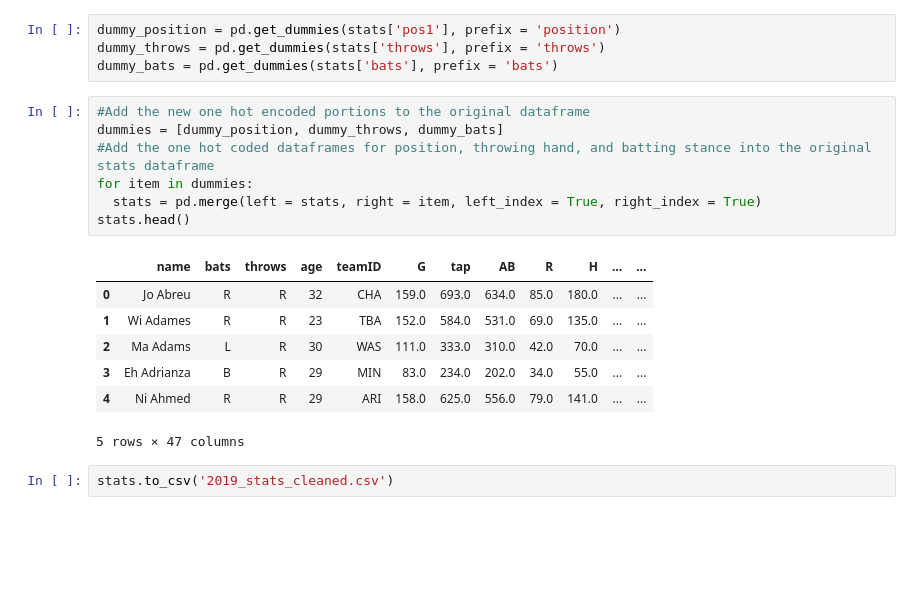
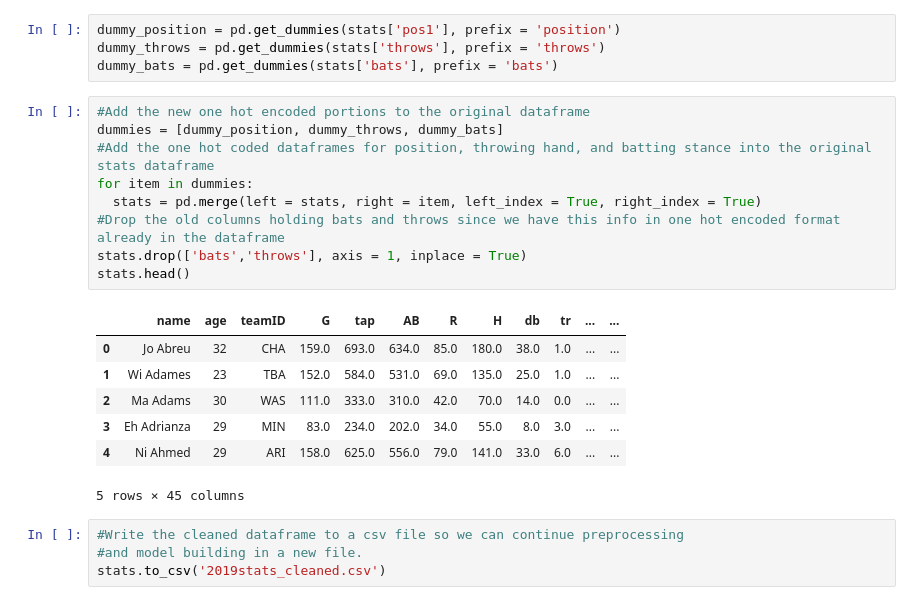
Before and after one commit to mnocerino23/MLB-Salary-Regressions, a Jupyter notebook: MLB_salaries_positionplayers_cleaned.ipynb, the cells around one changed output. Drawn from its saved outputs; the diff is of its cells as text; blank space fills up the shorter version.

```diff
--- a/MLB_salaries_positionplayers_cleaned.ipynb
+++ b/MLB_salaries_positionplayers_cleaned.ipynb
@@ -476,17 +476,21 @@ dummy_bats = pd.get_dummies(stats['bats'], prefix = 'bats')
 # %%
 #Add the new one hot encoded portions to the original dataframe
 dummies = [dummy_position, dummy_throws, dummy_bats]
 #Add the one hot coded dataframes for position, throwing hand, and batting stance into the original stats dataframe
 for item in dummies:
   stats = pd.merge(left = stats, right = item, left_index = True, right_index = True)
+#Drop the old columns holding bats and throws since we have this info in one hot encoded format already in the dataframe
+stats.drop(['bats','throws'], axis = 1, inplace = True)
 stats.head()
 # %% [output]
-|  | name | bats | throws | age | teamID | G | tap | AB | R | H | ... | ... |
-| 0 | Jo Abreu | R | R | 32 | CHA | 159.0 | 693.0 | 634.0 | 85.0 | 180.0 | ... | ... |
-| 1 | Wi Adames | R | R | 23 | TBA | 152.0 | 584.0 | 531.0 | 69.0 | 135.0 | ... | ... |
-| 2 | Ma Adams | L | R | 30 | WAS | 111.0 | 333.0 | 310.0 | 42.0 | 70.0 | ... | ... |
-| 3 | Eh Adrianza | B | R | 29 | MIN | 83.0 | 234.0 | 202.0 | 34.0 | 55.0 | ... | ... |
-| 4 | Ni Ahmed | R | R | 29 | ARI | 158.0 | 625.0 | 556.0 | 79.0 | 141.0 | ... | ... |
+|  | name | age | teamID | G | tap | AB | R | H | db | tr | ... | ... |
+| 0 | Jo Abreu | 32 | CHA | 159.0 | 693.0 | 634.0 | 85.0 | 180.0 | 38.0 | 1.0 | ... | ... |
+| 1 | Wi Adames | 23 | TBA | 152.0 | 584.0 | 531.0 | 69.0 | 135.0 | 25.0 | 1.0 | ... | ... |
+| 2 | Ma Adams | 30 | WAS | 111.0 | 333.0 | 310.0 | 42.0 | 70.0 | 14.0 | 0.0 | ... | ... |
+| 3 | Eh Adrianza | 29 | MIN | 83.0 | 234.0 | 202.0 | 34.0 | 55.0 | 8.0 | 3.0 | ... | ... |
+| 4 | Ni Ahmed | 29 | ARI | 158.0 | 625.0 | 556.0 | 79.0 | 141.0 | 33.0 | 6.0 | ... | ... |
-5 rows × 47 columns
+5 rows × 45 columns
-# %%
-stats.to_csv('2019_stats_cleaned.csv')
+# %%
+#Write the cleaned dataframe to a csv file so we can continue preprocessing
+#and model building in a new file.
+stats.to_csv('2019stats_cleaned.csv')
```
